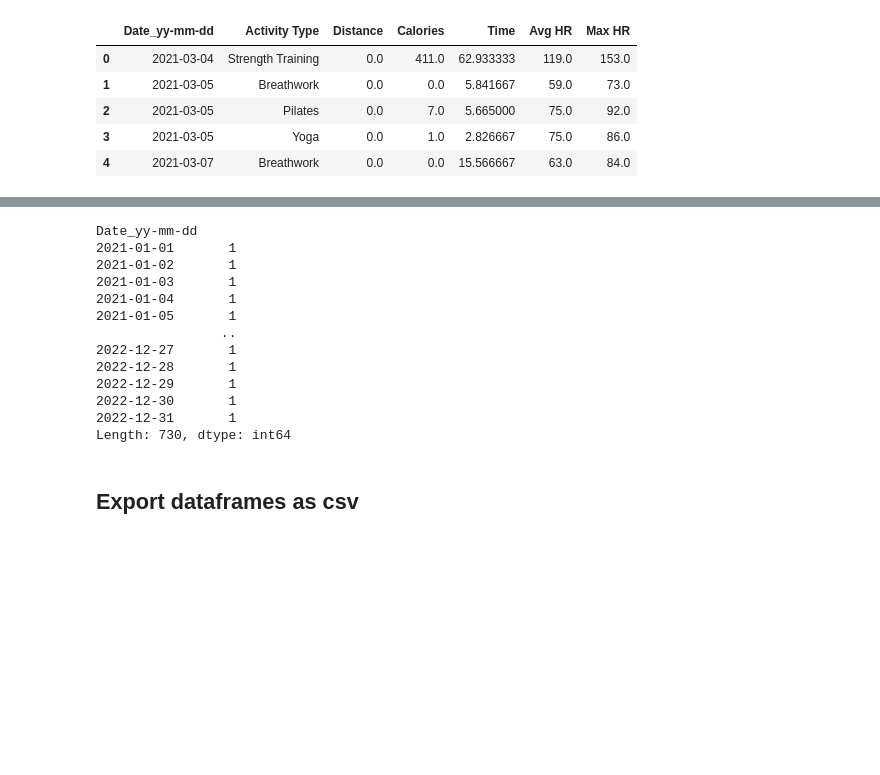
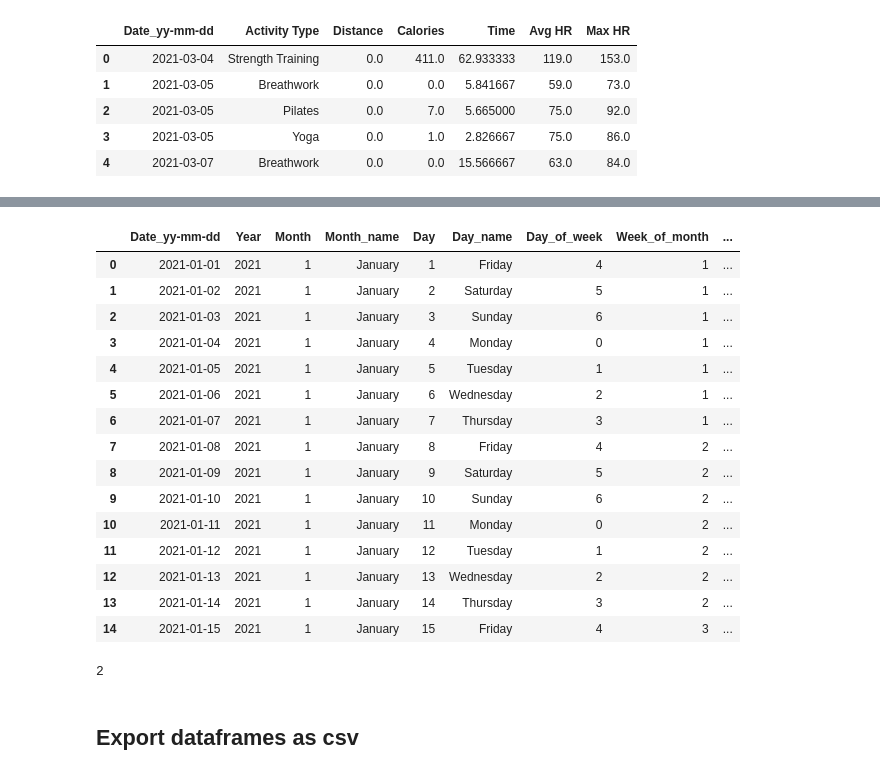
Before and after one commit to DerrickDDInAI/coding-art, a Jupyter notebook: core/models_3d/data_visualization/sports/all_activities/explore&preprocess_garmin_data.ipynb, the cells around one changed output, grey strips where cells are left out. Saved outputs shown, nothing was run; the diff lists cells and outputs as text; code cells hidden in the pictures; blank space fills up the shorter version.

```diff
--- a/core/models_3d/data_visualization/sports/all_activities/explore&preprocess_garmin_data.ipynb
+++ b/core/models_3d/data_visualization/sports/all_activities/explore&preprocess_garmin_data.ipynb
@@ -332,19 +331,54 @@ everyday_grouped_df.head()
-# %%
-nb_activities_per_day
-# %% [output]
-Date_yy-mm-dd
-2021-01-01       1
-2021-01-02       1
-2021-01-03       1
-2021-01-04       1
-2021-01-05       1
-                ..
-2022-12-27       1
-2022-12-28       1
-2022-12-29       1
-2022-12-30       1
-2022-12-31       1
-Length: 730, dtype: int64
+# %%
+year_min = everyday_grouped_df.Year.min()
+nb_months = 12
+nb_cols_per_year = 4
+nb_rows_per_year = nb_months // nb_cols_per_year
+nb_days_in_week = 7
+
+
+year_grid_width = 1 * nb_cols_per_year * nb_days_in_week
+year_grid_height = 1 * nb_rows_per_year
+
+def get_grid_coords_xyz(row, year_min, year_grid_height):
+    year_nb = row["Year"] - year_min
+    year_grid_x = 0
+    year_grid_y = year_grid_height * year_nb
+    month = row["Month"] - 1
+    month_grid_x, month_grid_y = month//nb_rows_per_year, month - nb_cols_per_year*(month//nb_cols_per_year)
+    month_grid_width = nb_days_in_week
+    month_grid_height = row['Days_in_month']// nb_days_in_week
+    day_grid_x, day_grid_y = row['Day_of_week'], row['Week_of_month']
+    day_grid_y = (2*row['Day'] - day_grid_x - 1)//7 + 1
+
+    x = year_grid_x + month_grid_x * month_grid_width  + (day_grid_x)
+    y = year_grid_y + month_grid_y * month_grid_height + (day_grid_y)
+
+    return x,y
+
+everyday_grouped_df["grid_coords_xy"] = everyday_grouped_df.apply(get_grid_coords_xyz, args=(year_min, year_grid_height), axis=1)
+everyday_grouped_df.head(15)
+# %% [output]
+|  | Date_yy-mm-dd | Year | Month | Month_name | Day | Day_name | Day_of_week | Week_of_month | ... |
+| 0 | 2021-01-01 | 2021 | 1 | January | 1 | Friday | 4 | 1 | ... |
+| 1 | 2021-01-02 | 2021 | 1 | January | 2 | Saturday | 5 | 1 | ... |
+| 2 | 2021-01-03 | 2021 | 1 | January | 3 | Sunday | 6 | 1 | ... |
+| 3 | 2021-01-04 | 2021 | 1 | January | 4 | Monday | 0 | 1 | ... |
+| 4 | 2021-01-05 | 2021 | 1 | January | 5 | Tuesday | 1 | 1 | ... |
+| 5 | 2021-01-06 | 2021 | 1 | January | 6 | Wednesday | 2 | 1 | ... |
+| 6 | 2021-01-07 | 2021 | 1 | January | 7 | Thursday | 3 | 1 | ... |
+| 7 | 2021-01-08 | 2021 | 1 | January | 8 | Friday | 4 | 2 | ... |
+| 8 | 2021-01-09 | 2021 | 1 | January | 9 | Saturday | 5 | 2 | ... |
+| 9 | 2021-01-10 | 2021 | 1 | January | 10 | Sunday | 6 | 2 | ... |
+| 10 | 2021-01-11 | 2021 | 1 | January | 11 | Monday | 0 | 2 | ... |
+| 11 | 2021-01-12 | 2021 | 1 | January | 12 | Tuesday | 1 | 2 | ... |
+| 12 | 2021-01-13 | 2021 | 1 | January | 13 | Wednesday | 2 | 2 | ... |
+| 13 | 2021-01-14 | 2021 | 1 | January | 14 | Thursday | 3 | 2 | ... |
+| 14 | 2021-01-15 | 2021 | 1 | January | 15 | Friday | 4 | 3 | ... |
+# %%
+9 - ( 5 - 9 + 1)
+(2*9 - 5 - 1)//7 + 1
+# %% [output]
+2
 # %% [markdown]
 ## Export dataframes as csv
 # %%
```
Also changed, not shown: parts of 14 cells of this notebook.
